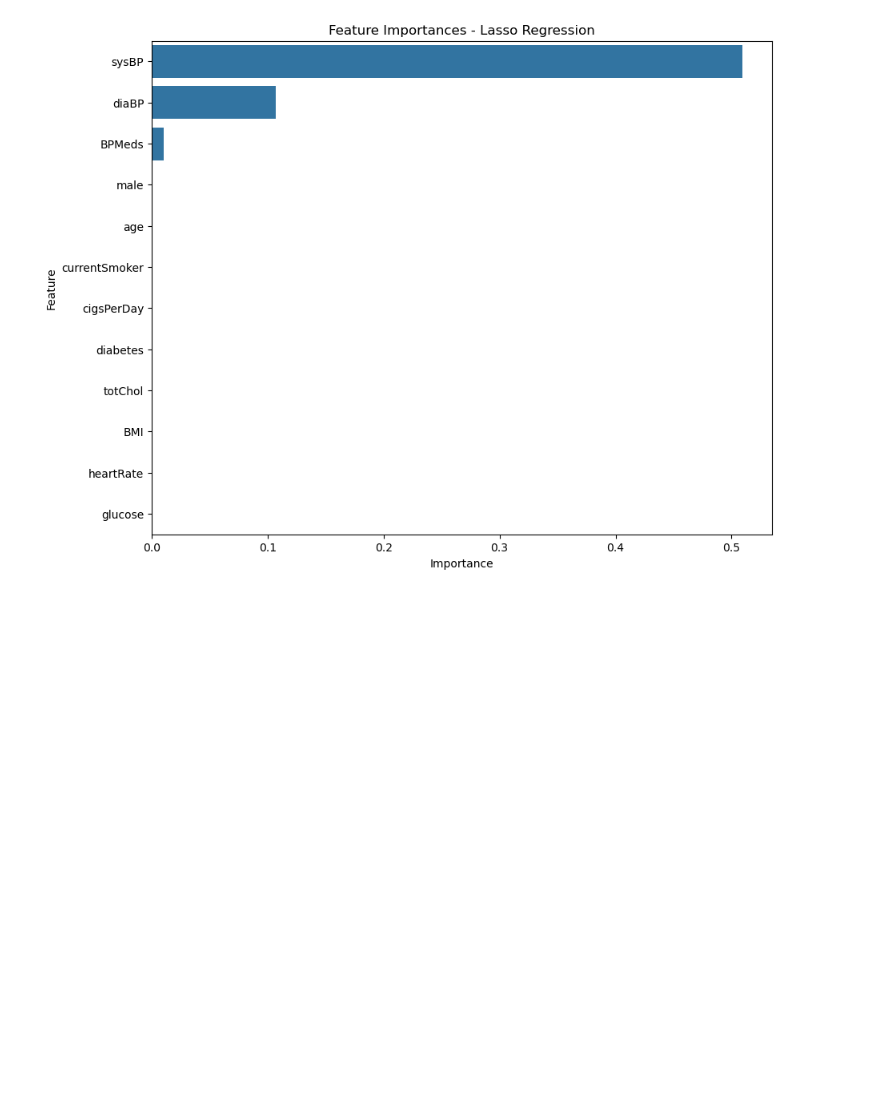
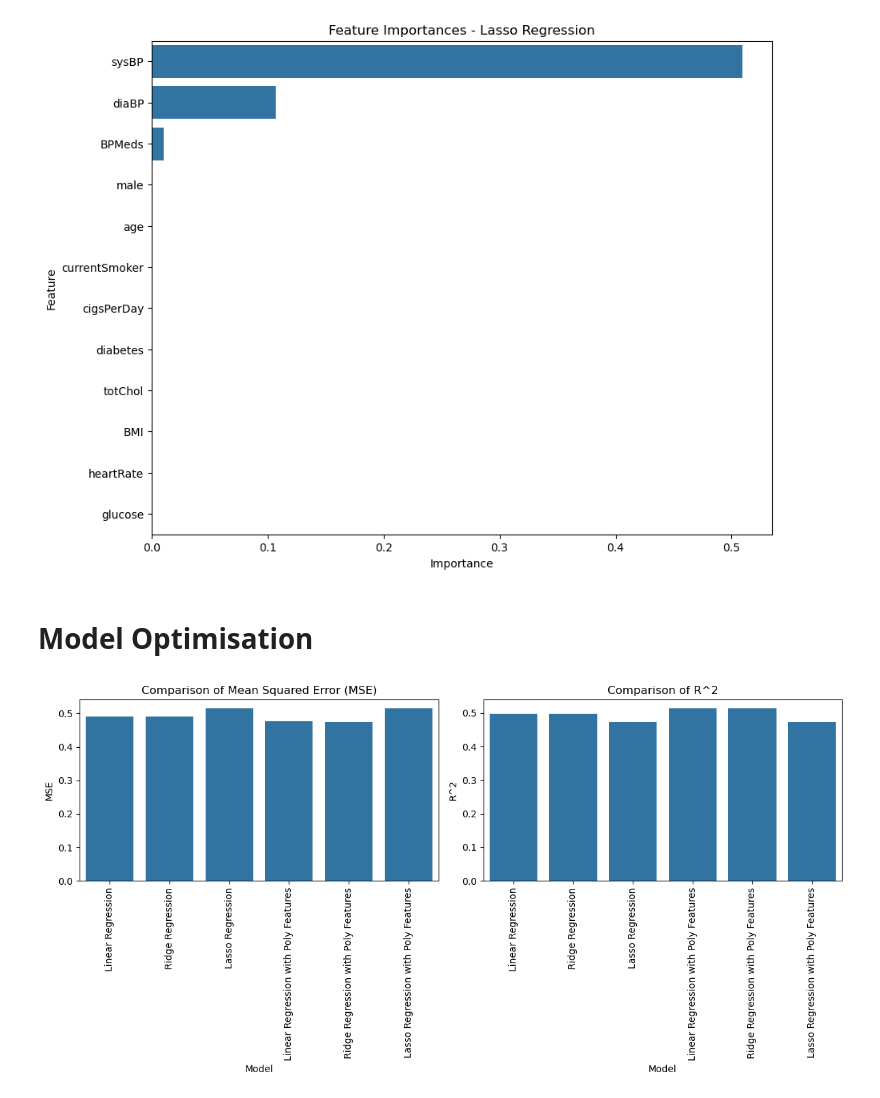
Before and after one commit to Ohmae22/Capstone-Project, a Jupyter notebook: Modelling.ipynb, the cells around one changed output. Saved outputs shown, nothing was run; the diff lists cells and outputs as text; code cells hidden in the pictures; blank space fills up the shorter version.

```diff
--- a/Modelling.ipynb
+++ b/Modelling.ipynb
@@ -147,3 +147,5 @@ plot_feature_importances(feature_importances_lasso, 'Feature Importances - Lasso
 [figure]
 [figure]
 [figure]
+# %% [markdown]
+# Model Optimisation
@@ -149,0 +156,64 @@ plot_feature_importances(feature_importances_lasso, 'Feature Importances - Lasso
+# %%
+# Create interaction and polynomial features
+poly = PolynomialFeatures(degree=2, interaction_only=True, include_bias=False)
+X_poly = poly.fit_transform(X)
+
+# Split data into training and testing sets with new features
+X_train_poly, X_test_poly, y_train_poly, y_test_poly = train_test_split(X_poly, y, test_size=0.2, random_state=42)
+
+# Model Development with new features
+# Linear Regression with new features
+lr_poly = LinearRegression()
+lr_poly.fit(X_train_poly, y_train_poly)
+y_pred_lr_poly = lr_poly.predict(X_test_poly)
+lr_poly_mse = mean_squared_error(y_test_poly, y_pred_lr_poly)
+lr_poly_r2 = r2_score(y_test_poly, y_pred_lr_poly)
+
+# Ridge Regression with new features
+ridge_poly = Ridge()
+ridge_poly_cv = GridSearchCV(ridge_poly, ridge_params, cv=5)
+ridge_poly_cv.fit(X_train_poly, y_train_poly)
+y_pred_ridge_poly = ridge_poly_cv.predict(X_test_poly)
+ridge_poly_mse = mean_squared_error(y_test_poly, y_pred_ridge_poly)
+ridge_poly_r2 = r2_score(y_test_poly, y_pred_ridge_poly)
+
+# Lasso Regression with new features
+lasso_poly = Lasso()
+lasso_poly_cv = GridSearchCV(lasso_poly, lasso_params, cv=5)
+lasso_poly_cv.fit(X_train_poly, y_train_poly)
+y_pred_lasso_poly = lasso_poly_cv.predict(X_test_poly)
+lasso_poly_mse = mean_squared_error(y_test_poly, y_pred_lasso_poly)
+lasso_poly_r2 = r2_score(y_test_poly, y_pred_lasso_poly)
+
+# Model Evaluation with new features
+# Collect results in a DataFrame
+results_poly = pd.DataFrame({
+    'Model': ['Linear Regression with Poly Features', 'Ridge Regression with Poly Features', 'Lasso Regression with Poly Features'],
+    'MSE': [lr_poly_mse, ridge_poly_mse, lasso_poly_mse],
+    'R^2': [lr_poly_r2, ridge_poly_r2, lasso_poly_r2]
+})
+
+# Combine initial and new results
+combined_results = pd.concat([results, results_poly], ignore_index=True)
+
+# Display combined results
+combined_results
+
+# Visualization of Results
+# Plot comparison of MSE
+plt.figure(figsize=(12, 6))
+plt.subplot(1, 2, 1)
+sns.barplot(x='Model', y='MSE', data=combined_results)
+plt.title('Comparison of Mean Squared Error (MSE)')
+plt.xticks(rotation=90)
+
+# Plot comparison of R^2
+plt.subplot(1, 2, 2)
+sns.barplot(x='Model', y='R^2', data=combined_results)
+plt.title('Comparison of R^2')
+plt.xticks(rotation=90)
+
+plt.tight_layout()
+plt.show()
+# %% [output]
+[figure, added]
```
Also changed, not shown: parts of 2 cells of this notebook.
